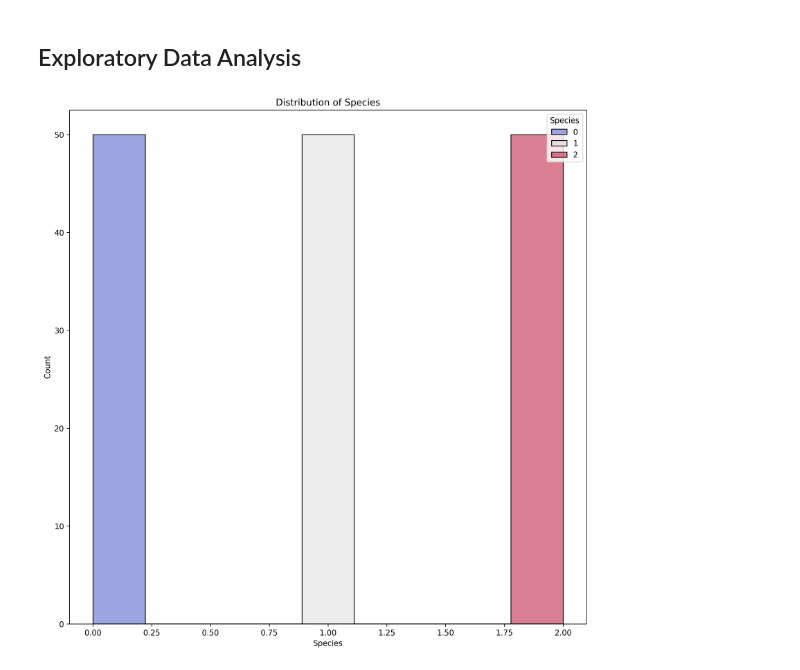
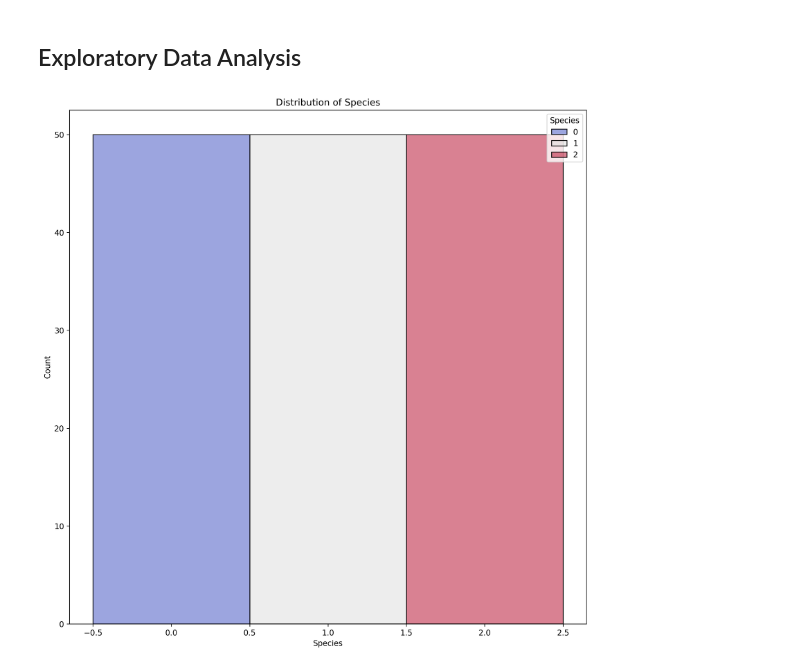
Before and after one commit to cmurray4492/PythonProjects, a Jupyter notebook: Machine_Learning/XGBoost/xgboost_book1_iris_classifier.ipynb, the cells around one changed output. Cells and saved outputs as stored; diff of their text form; code cells hidden in the pictures.

```diff
--- a/Machine_Learning/XGBoost/xgboost_book1_iris_classifier.ipynb
+++ b/Machine_Learning/XGBoost/xgboost_book1_iris_classifier.ipynb
@@ -69,8 +69,8 @@ irisdata.shape
 ## Exploratory Data Analysis
 # %%
 plt.figure(figsize=(12,12), dpi=250)
-sns.histplot(data=irisdata, x='Species', hue='Species', palette="coolwarm")
+sns.histplot(data=irisdata, x='Species', hue='Species', discrete=True, palette="coolwarm")
 plt.title("Distribution of Species")
 plt.show()
 # %% [output]
-[figure, old version]
+[figure, new version]
```
Also changed, not shown: parts of 25 cells of this notebook.
